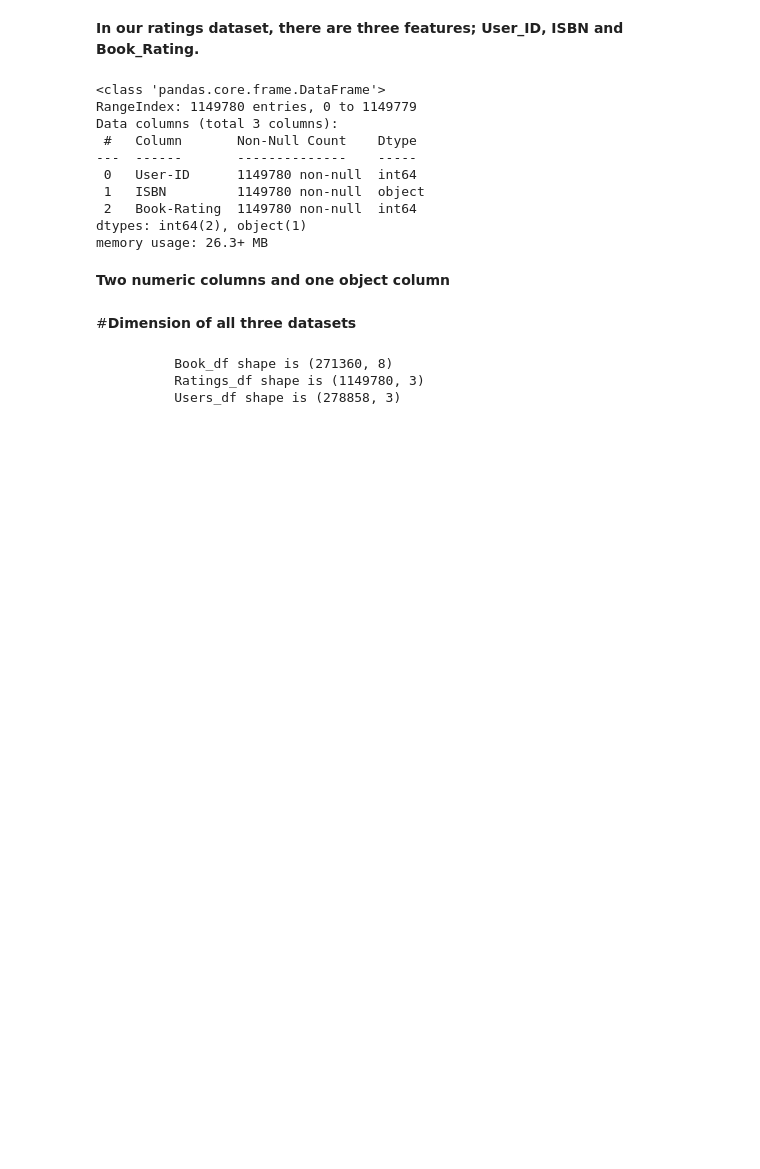
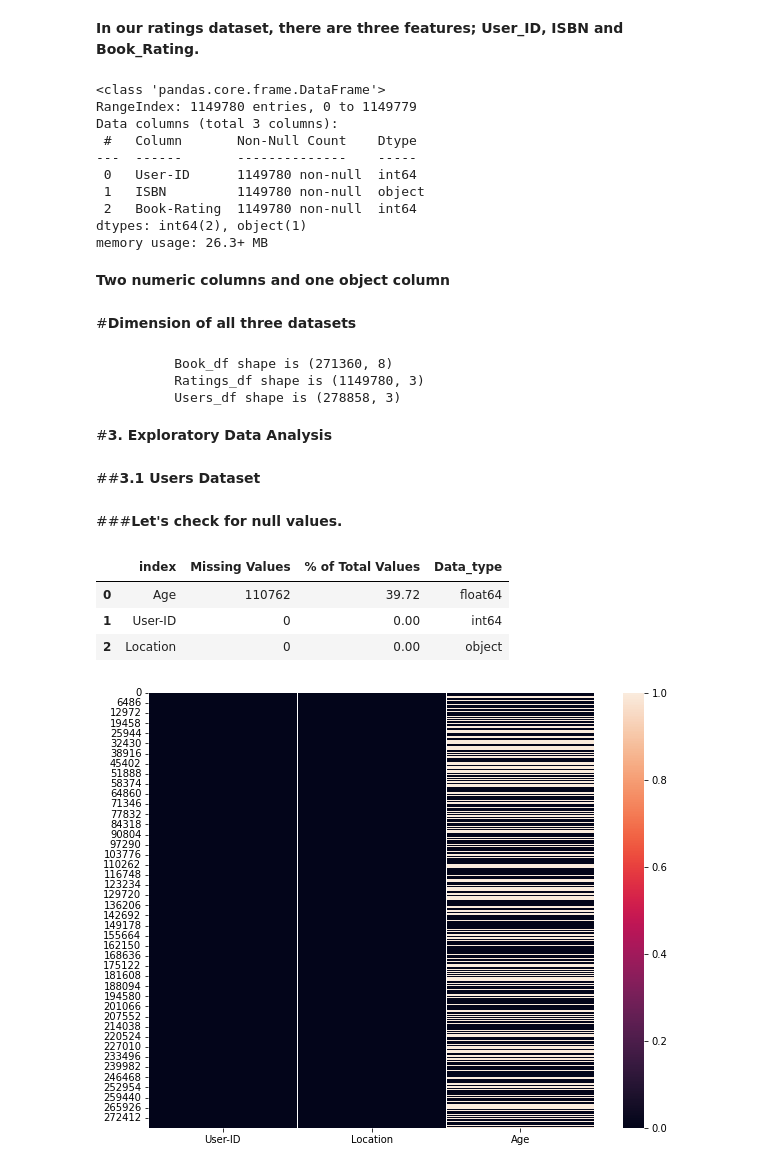
Before and after one commit to Preritp2/Book_Recommendation_System_Capstone_Project_4, a Jupyter notebook: Book_Recommendation_System_Prerit_Tyagi_Capstone_Project_4.ipynb, the cells around one changed output. Cells and saved outputs as stored; diff of their text form; code cells hidden in the pictures; blank space fills up the shorter version.

```diff
--- a/Book_Recommendation_System_Prerit_Tyagi_Capstone_Project_4.ipynb
+++ b/Book_Recommendation_System_Prerit_Tyagi_Capstone_Project_4.ipynb
@@ -225,3 +225,9 @@ print(f'''\t  Book_df shape is {books.shape}
           Book_df shape is (271360, 8)
           Ratings_df shape is (1149780, 3)
           Users_df shape is (278858, 3)
+# %% [markdown]
+#**3. Exploratory Data Analysis**
+# %% [markdown]
+##**3.1 Users Dataset**
+# %% [markdown]
+###**Let's check for null values.**
@@ -227,0 +246,17 @@ print(f'''\t  Book_df shape is {books.shape}
+# %%
+# Finding %age of null values
+
+missing_values(users)
+# %% [output]
+|  | index | Missing Values | % of Total Values | Data_type |
+| 0 | Age | 110762 | 39.72 | float64 |
+| 1 | User-ID | 0 | 0.00 | int64 |
+| 2 | Location | 0 | 0.00 | object |
+# %%
+# plotting heat map of null values
+
+fig,axes=plt.subplots(1,1,figsize=(10,8))
+sns.heatmap(users.isna())
+plt.show()
+# %% [output]
+[figure, added]
```
Also changed, not shown: parts of 101 cells of this notebook.
